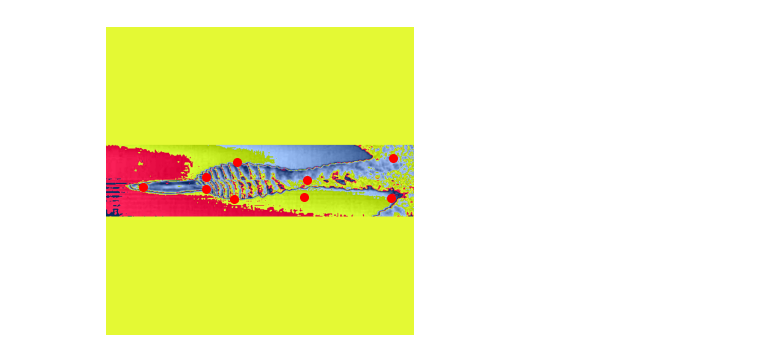
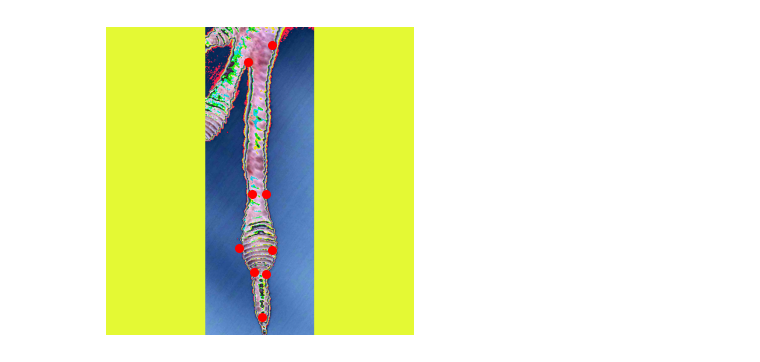
Before and after one commit to Human-Augment-Analytics/Lizard_Toepads, a Jupyter notebook: stacked-hourglass/hrnet/hrnet_gnn.ipynb, the cells around one changed output. Cells and saved outputs as stored; diff of their text form; code cells hidden in the pictures.

```diff
--- a/stacked-hourglass/hrnet/hrnet_gnn.ipynb
+++ b/stacked-hourglass/hrnet/hrnet_gnn.ipynb
@@ -291,31 +348,34 @@ Epoch 26/80, Train Loss: 0.004368, Val Loss: 0.004895
+# %%
+model.load_state_dict(torch.load("best_gnn.pth"))
+model.eval()
+
+mean_shape = torch.tensor([
+    [0.3, 0.9], [0.4, 0.8], [0.5, 0.7],
+    [0.6, 0.6], [0.7, 0.5], [0.8, 0.4],
+    [0.7, 0.3], [0.6, 0.2], [0.5, 0.1],
+])
+
+initial_coords = mean_shape.unsqueeze(0).to('cuda')
+edge_index = make_chain_edge_index(num_landmarks=9).to('cuda')
+transform = A.Compose([
+    A.LongestMaxSize(max_size=512),
+    A.PadIfNeeded(512, 512, border_mode=cv2.BORDER_CONSTANT),
+    A.Normalize(mean=(0.485, 0.456, 0.406), std=(0.229, 0.224, 0.225)),
+], keypoint_params=A.KeypointParams(format='xy', remove_invisible=False))
 # %%
-mean_shape = torch.tensor([
-    [0.3, 0.9], [0.4, 0.8], [0.5, 0.7],
-    [0.6, 0.6], [0.7, 0.5], [0.8, 0.4],
-    [0.7, 0.3], [0.6, 0.2], [0.5, 0.1],
-])
-
-initial_coords = mean_shape.unsqueeze(0).to('cuda')
-edge_index = make_chain_edge_index(num_landmarks=9).to('cuda')
-transform = A.Compose([
-    A.LongestMaxSize(max_size=512),
-    A.PadIfNeeded(512, 512, border_mode=cv2.BORDER_CONSTANT),
-    A.Normalize(mean=(0.485, 0.456, 0.406), std=(0.229, 0.224, 0.225)),
-], keypoint_params=A.KeypointParams(format='xy', remove_invisible=False))
-
-trained_model.eval()
+#trained_model.eval()
 p = "/home/hice1/axu39/lizard/Lizard_Toepads/stacked-hourglass/data/raw_data/test_data/"
-img = cv2.imread(f"{p}1489_finger.jpg")
+img = cv2.imread(f"{p}1039_toe.jpg")
 img_rgb = cv2.cvtColor(img, cv2.COLOR_BGR2RGB)
 
 aug = transform(image=img_rgb, keypoints=[])
 img_input = torch.from_numpy(aug['image']).permute(2,0,1).unsqueeze(0).float()
 img_input = img_input.to('cuda')
 
 with torch.no_grad():
-    pred_coords = trained_model(img_input, initial_coords, edge_index)
+    pred_coords = model(img_input, initial_coords, edge_index)
     pred_coords = pred_coords[0]
 
 visualize_landmarks(img_input[0], pred_coords, gt_coords=None)
 # %% [output]
-[figure, old version]
+[figure, new version]
```
Also changed, not shown: parts of 3 cells of this notebook, 1 other file.
